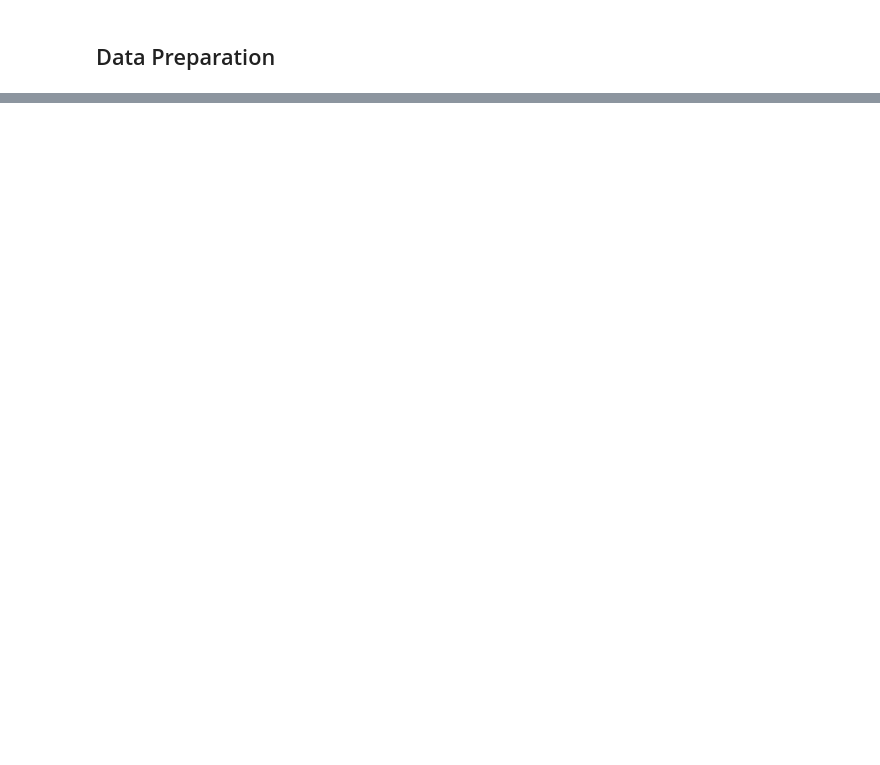
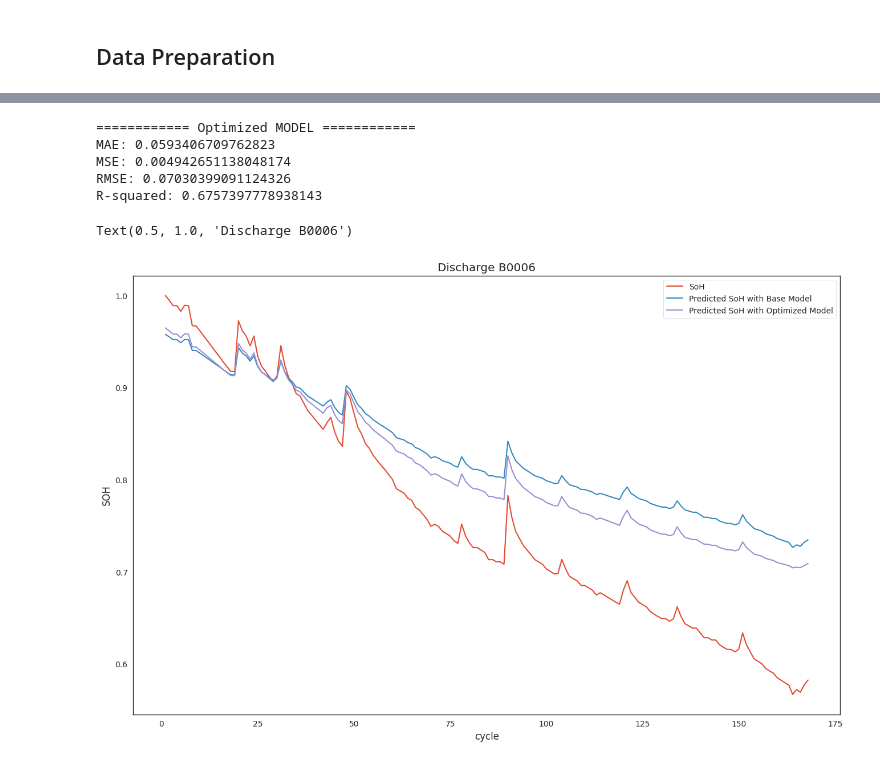
Before and after one commit to kevinknights29/Regression--Battery-Life-Prediction, a Jupyter notebook: main.ipynb, the cells around one changed output, grey strips where cells are left out. Saved outputs shown, nothing was run; the diff lists cells and outputs as text; code cells hidden in the pictures; blank space fills up the shorter version.

```diff
--- a/main.ipynb
+++ b/main.ipynb
@@ -139,0 +707,4 @@ memory usage: 15.4 KB
+# %%
+early_stopping = EarlyStopping(monitor='val_loss', patience=10, restore_best_weights=True)
+
+optimized_model.fit(x=train_dataset, y=target, batch_size=25, epochs=50, validation_split=0.2, callbacks=[early_stopping])
@@ -139,0 +730,8 @@ memory usage: 15.4 KB
+# %%
+battery_2 = mats[1]
+dataset_val, capacity_val = load_data(battery_2)
+attrib=['cycle', 'datetime', 'capacity']
+dis_ele = capacity_val[attrib]
+C = dis_ele['capacity'][0]
+for i in range(len(dis_ele)):
+    dis_ele['SoH']=(dis_ele['capacity']) / C
@@ -139,0 +759,6 @@ memory usage: 15.4 KB
+# %%
+attrib=['capacity', 'voltage_measured', 'current_measured',
+        'temperature_measured', 'current_load', 'voltage_load', 'time']
+soh_pred_base = base_model.predict(sc.fit_transform(dataset_val[attrib]))
+soh_pred_opt = optimized_model.predict(sc.fit_transform(dataset_val[attrib]))
+print(soh_pred_base.shape, soh_pred_opt.shape, sep="\n")
@@ -139,0 +770,10 @@ memory usage: 15.4 KB
+# %%
+C = dataset_val['capacity'][0]
+soh = []
+for i in range(len(dataset_val)):
+  soh.append(dataset_val['capacity'][i] / C)
+new_soh = dataset_val.loc[(dataset_val['cycle'] >= 1), ['cycle']]
+new_soh['SoH'] =  soh
+new_soh['NewSoH_Base'] = soh_pred_base
+new_soh['NewSoH_Optimized'] = soh_pred_opt
+new_soh = new_soh.groupby(['cycle']).mean().reset_index()
@@ -139,0 +809,38 @@ memory usage: 15.4 KB
+# %%
+# Optimized Model:
+# evaluate the model using various metrics
+mae = metrics.mean_absolute_error(new_soh['SoH'], new_soh['NewSoH_Optimized'])
+mse = metrics.mean_squared_error(new_soh['SoH'], new_soh['NewSoH_Optimized'])
+rmse = metrics.mean_squared_error(new_soh['SoH'], new_soh['NewSoH_Optimized'], squared=False)
+r2 = metrics.r2_score(new_soh['SoH'], new_soh['NewSoH_Optimized'])
+
+# print the evaluation results
+print("============ Optimized MODEL ============")
+print('MAE:', mae)
+print('MSE:', mse)
+print('RMSE:', rmse)
+print('R-squared:', r2)
+# %% [output]
+============ Optimized MODEL ============
+MAE: 0.0593406709762823
+MSE: 0.004942651138048174
+RMSE: 0.07030399091124326
+R-squared: 0.6757397778938143
+# %%
+plot_df = new_soh.loc[(new_soh['cycle']>=1),['cycle','SoH', 'NewSoH_Base', 'NewSoH_Optimized']]
+sns.set_style("white")
+plt.figure(figsize=(16, 10))
+plt.plot(plot_df['cycle'], plot_df['SoH'], label='SoH')
+plt.plot(plot_df['cycle'], plot_df['NewSoH_Base'], label='Predicted SoH with Base Model')
+plt.plot(plot_df['cycle'], plot_df['NewSoH_Optimized'], label='Predicted SoH with Optimized Model')
+#Draw threshold
+#plt.plot([0.,len(capacity)], [0.70, 0.70], label='Threshold')
+plt.ylabel('SOH')
+# make x-axis ticks legible
+adf = plt.gca().get_xaxis().get_major_formatter()
+plt.xlabel('cycle')
+plt.legend()
+plt.title('Discharge B0006')
+# %% [output]
+Text(0.5, 1.0, 'Discharge B0006')
+[figure, added]
```
Also changed, not shown: parts of 80 cells of this notebook.
